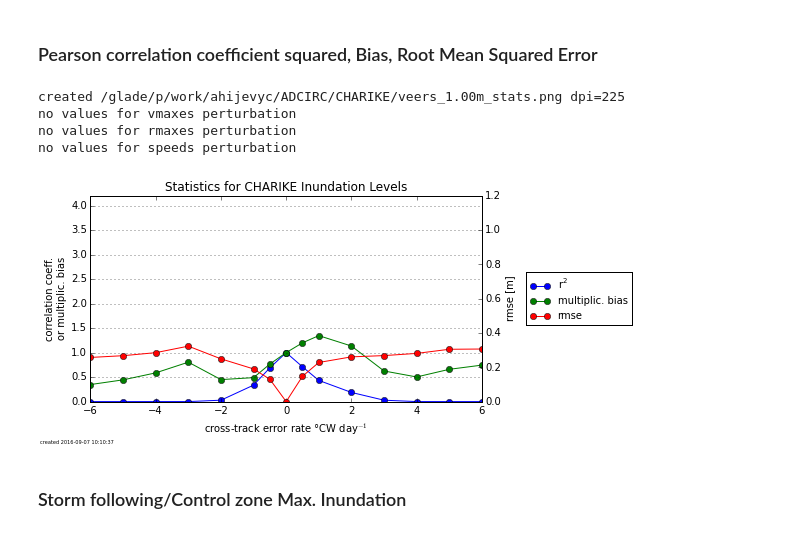
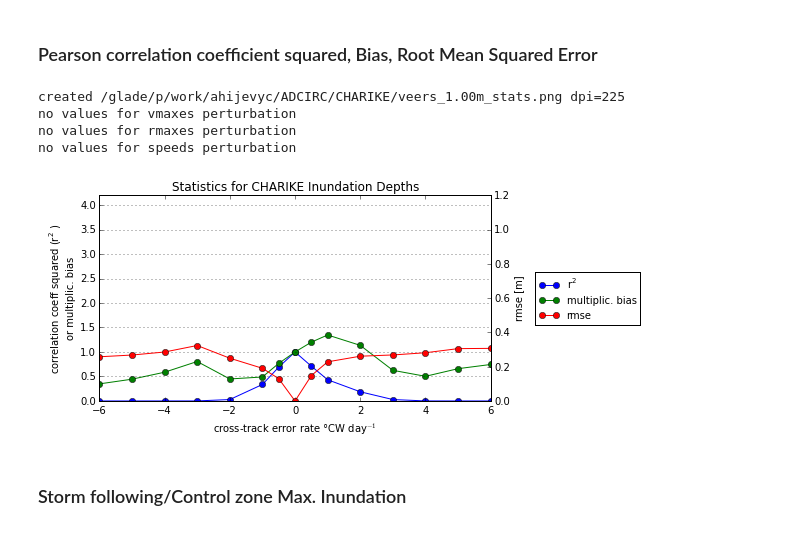
Before and after one commit to ahijevyc/ADCIRC, a Jupyter notebook: CHARIKE.ipynb, the cells around one changed output. Cells and saved outputs as stored; diff of their text form; code cells hidden in the pictures.

```diff
--- a/CHARIKE.ipynb
+++ b/CHARIKE.ipynb
@@ -429,7 +429,7 @@ for perturbation in [veers, vmaxes, rmaxes, speeds]:
     ax.xaxis.set_major_formatter(dates.DateFormatter('%-m/%-d %-H'+'Z'))
     ax.xaxis.set_major_locator(dates.HourLocator(byhour=[0,6,12,18]))
     fig.autofmt_xdate()
-    plt.xlabel(base_date.strftime("%Y"))
+    plt.xlabel(perturbation.time[0][0].strftime("%Y"))
 
     # put legend to the right of the current axis
     plt.legend(loc='center left', bbox_to_anchor=(1,0.5), title=perturbation.name+"\n"+perturbation.units)
@@ -549,7 +549,7 @@ no values for speeds perturbation
 # %% [markdown]
 ### Average Depth in Inundation Zone
 # %%
-for perturbation in [veers, vmaxes, rmaxes, speeds,IKEveers]:
+for perturbation in [veers, vmaxes, rmaxes, speeds]:
     if len(perturbation.values) == 0:
         print "no values for "+perturbation.name+" perturbation"
         continue
@@ -586,9 +584,7 @@ for perturbation in [veers, vmaxes, rmaxes, speeds]:
     fig, ax = plt.subplots(figsize=(7,4))
     plt.tight_layout(rect=(0.02,0.05,0.89,0.9))
 
-    pdirs = perturbation.dirname
-    for i, p in enumerate(perturbation):
-        pdir = pdirs[i]
+    for i, pdir in enumerate(perturbation.dirname):
         for nc_file in glob.glob(pdir+'/*.perfectmodel.zoom1.nc'):
             #print 'reading '+nc_file
             fh = Dataset(nc_file, mode='r')
@@ -597,36 +593,36 @@ for perturbation in [veers, vmaxes, rmaxes, speeds]:
             xave = fh.variables['rc'].getncattr('xave')
             bias.append(yave/xave)
             obs = fh.variables['obs'][:] # tried np.asarray() but it removed _FillValue
             model = fh.variables['model'][:]
             rmse.append(np.sqrt(np.mean((obs - model)**2)))
             As = np.argmax(model[model<6.5]) # used to find nodes to put in list A (above)
             #print As, model[As], len(perturbation.pointA), perturbation.index, i, model[A]
             perturbation.pointA[i] = model[A]
             fh.close()
 
     #print perturbation.values, r2
-    plt.title("Statistics for "+perturbation.storm.name+" Inundation Levels")
+    plt.title("Statistics for "+perturbation.storm.name+" Inundation Depths")
     r2p, = plt.plot(perturbation.values,r2,label='$\mathregular{r^2}$',marker='o')
     biasp, = plt.plot(perturbation.values,bias,label='multiplic. bias',marker='o')
     ax.set_xlabel(perturbation.xlabel)
     ax.yaxis.grid()
     ax.set_ylim(0,4.2)
-    ax.set_ylabel('correlation coeff.\nor multiplic. bias')
+    ax.set_ylabel('correlation coeff squared ($\mathregular{r^2}$)\nor multiplic. bias')
     ax2 = ax.twinx()
     ax2.set_ylim(0,1.2)
     ax2.set_ylabel('rmse [m]')
     rmsep, = ax2.plot(perturbation.values,rmse,label='rmse',marker='o',color='red')
 
     # put legend to the right of the current axis
     plt.legend(handles=[r2p,biasp,rmsep],loc='center left', bbox_to_anchor=(1.1,0.5),fontsize=10)
 
     status = mysavfig(perturbation.storm.basedir+perturbation.name+'_'+perturbation.Ithresh+'_stats.png',dpi=225)
 # %% [output]
 created /glade/p/work/ahijevyc/ADCIRC/CHARIKE/veers_1.00m_stats.png dpi=225
 no values for vmaxes perturbation
 no values for rmaxes perturbation
 no values for speeds perturbation
-[figure, old version]
+[figure, new version]
 # %% [markdown]
 ### Storm following/Control zone Max. Inundation
 # %%
```
Also changed, not shown: parts of 8 cells of this notebook.
